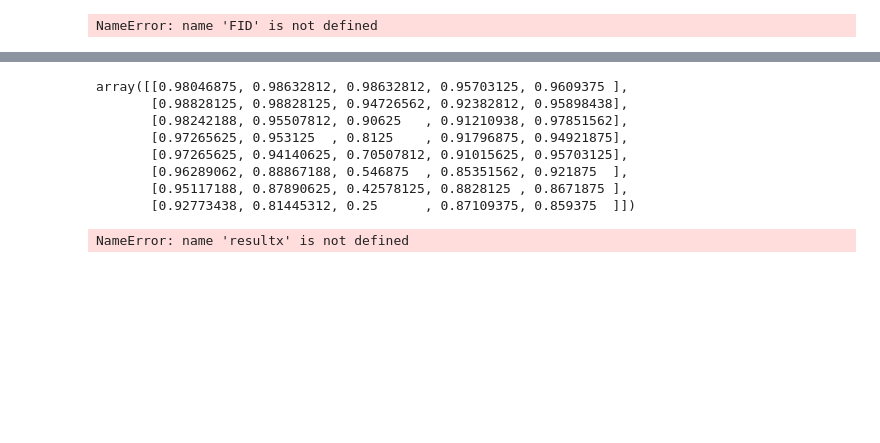
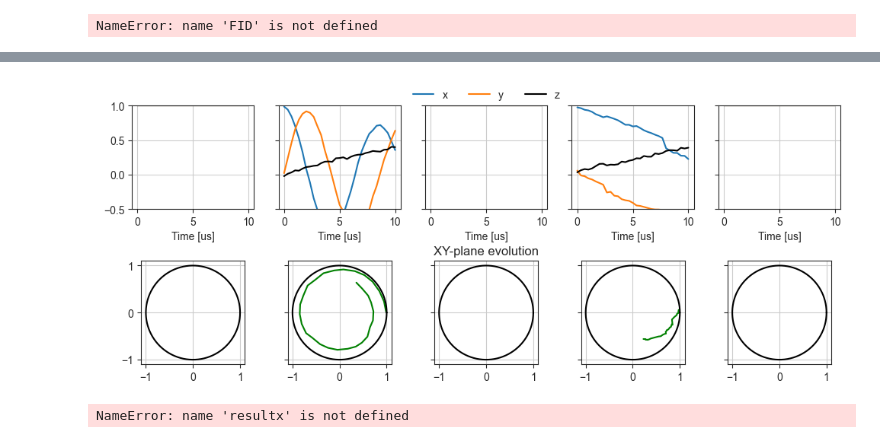
Before and after one commit to quantumJAK/q-inspire, a Jupyter notebook: dephasing_correlations.ipynb, the cells around one changed output, grey strips where cells are left out. Saved outputs shown, nothing was run; the diff lists cells and outputs as text; code cells hidden in the pictures; blank space fills up the shorter version.

Commit message:
figures

```diff
--- a/dephasing_correlations.ipynb
+++ b/dephasing_correlations.ipynb
@@ -97,7 +97,7 @@ def send_circuit(circuit, shots):
     return qi.execute_qasm(circuit, backend_type=backend_type, number_of_shots=shots)
 # %%
 
-def batch(times, Nmax = 8, shots = 1024, qubits = [0,1,2,3,4]):
+def batch(times, Nmax = 8, shots = 1024, qubits = [0,1,2,3,4], measure = ["x","y"]):
     intro = '''version 1.0
     qubits 5
     '''
@@ -106,7 +106,7 @@ def batch(times, Nmax = 8, shots = 1024, qubits = [0,1,2,3,4]):
     result_log = []
     circ = ""
     inds = []
-    for nb,b in enumerate(["x","y","z"]):
+    for nb,b in enumerate(measure):
         for tn,time in enumerate(times):
             circ += "{"
             for q in qubits:
@@ -128,6 +128,6 @@ def batch(times, Nmax = 8, shots = 1024, qubits = [0,1,2,3,4]):
 
     return expect_values, result_log
 # %%
-times = np.linspace(0,150,15)
-expect_values, result_log = batch(times, shots = 1024*2, qubits = [0,4])
+times = np.linspace(0,500,31)
+expect_values, result_log = batch(times, shots = 1024*8, qubits = [3], measure = ["x","y","z"])
 # %% [output]
@@ -135,14 +151,37 @@ TypeError: FID() got an unexpected keyword argument 'basis'
-# %%
-get_expecitations(result_log[0])
-# %% [output]
-array([[0.98046875, 0.98632812, 0.98632812, 0.95703125, 0.9609375 ],
-       [0.98828125, 0.98828125, 0.94726562, 0.92382812, 0.95898438],
-       [0.98242188, 0.95507812, 0.90625   , 0.91210938, 0.97851562],
-       [0.97265625, 0.953125  , 0.8125    , 0.91796875, 0.94921875],
-       [0.97265625, 0.94140625, 0.70507812, 0.91015625, 0.95703125],
-       [0.96289062, 0.88867188, 0.546875  , 0.85351562, 0.921875  ],
-       [0.95117188, 0.87890625, 0.42578125, 0.8828125 , 0.8671875 ],
-       [0.92773438, 0.81445312, 0.25      , 0.87109375, 0.859375  ]])
+# %%
+import matplotlib.pyplot as plt
+import seaborn as sns
+sns.set_style("ticks")
+
+fig, ax = plt.subplots(2,5, figsize = (10,4))
+plt.subplots_adjust(hspace = 0.5, left=0.05, right=0.98, top = 0.95, bottom = 0.1)
+ax[1,2].set_title("XY-plane evolution")
+for k in range(5):
+    ax[0,k].grid(True)
+    ax[1,k].grid(True)
+    ax[0,k].plot(times*20/1e3,expect_values[0,k,:], label = "x")
+    ax[0,k].plot(times*20/1e3,expect_values[1,k,:], label = "y")
+    ax[0,k].plot(times*20/1e3,expect_values[2,k,:], c="k", label = "z")
+    ax[0,k].set_xlabel("Time [us]")
+    if k ==2:
+        ax[0,k].legend(ncol=3, bbox_to_anchor=(0.5, 1.25), loc='upper center', frameon=False)
+
+    if k>0:
+        ax[0,k].set_yticklabels([])
+        ax[1,k].set_yticklabels([])
+    ax[1,k].set_yticks([-1,0,1])
+    ax[0,k].set_ylim(-0.5,1)
+    ax[1,k].plot(expect_values[0,k,:],expect_values[1,k,:], "g")
+    ax[1,k].set_aspect('equal', 'box')
+    #plot a circle
+    theta = np.linspace(0, 2*np.pi, 100)
+    x = np.cos(theta)
+    y = np.sin(theta)
+    ax[1,k].plot(x, y, 'k')
+
+plt.savefig("260624_1415_FIDx13.png",dpi=200)
+# %% [output]
+[figure, added]
 # %%
 
 #Create the qasm code for the Quantum Computer/Simulator
```
Also changed, not shown: parts of 1 cell of this notebook, 3 other files.
